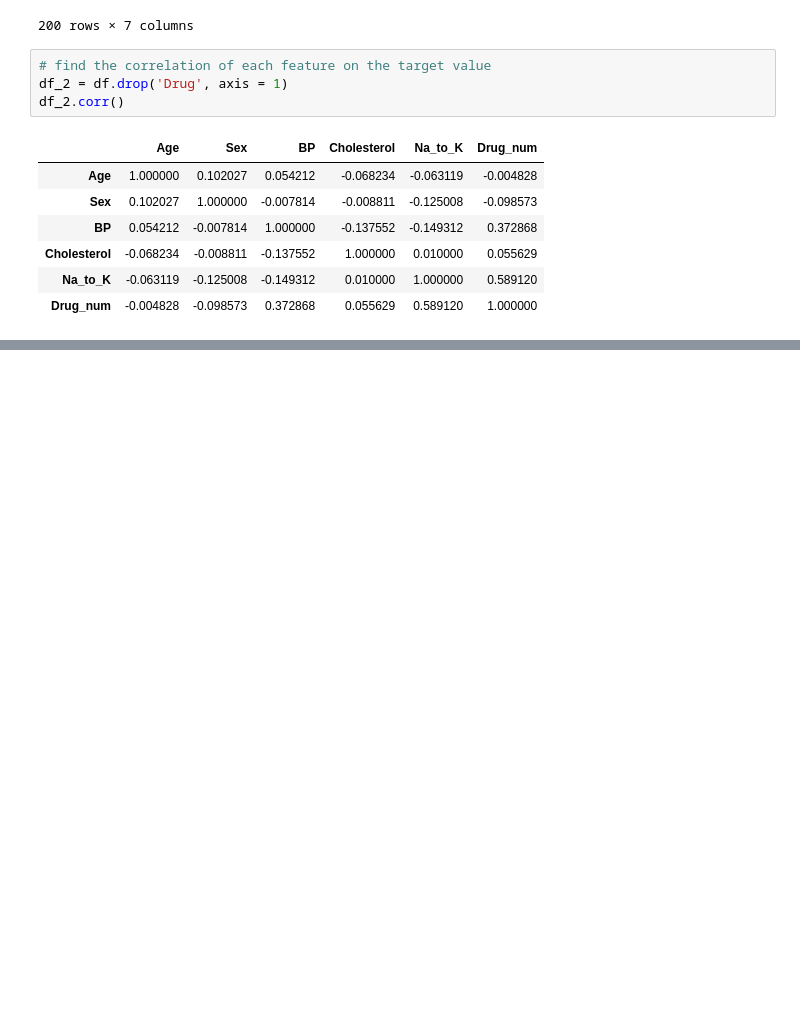
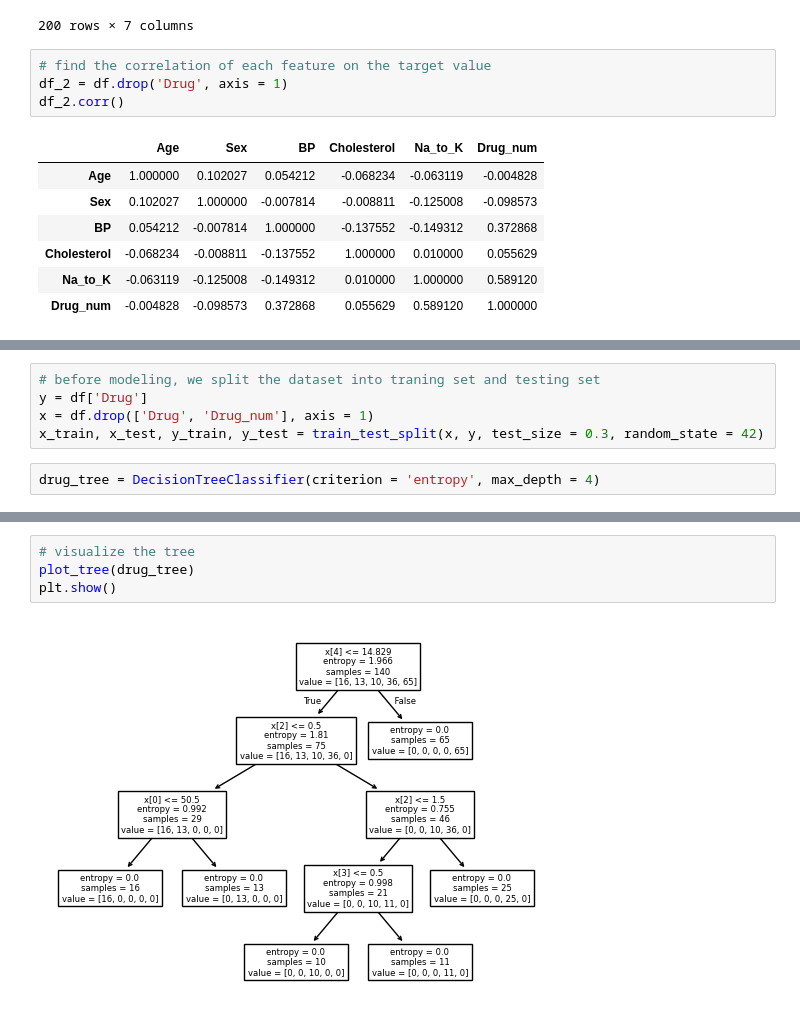
Before and after one commit to SammiWang0516/test, a Jupyter notebook: IBM_ML_DecisionTree.ipynb, the cells around one changed output, grey strips where cells are left out. Cells and saved outputs as stored; diff of their text form; blank space fills up the shorter version.

```diff
--- a/IBM_ML_DecisionTree.ipynb
+++ b/IBM_ML_DecisionTree.ipynb
@@ -108,0 +131,7 @@ df_2.corr()
+# %%
+# before modeling, we split the dataset into traning set and testing set
+y = df['Drug']
+x = df.drop(['Drug', 'Drug_num'], axis = 1)
+x_train, x_test, y_train, y_test = train_test_split(x, y, test_size = 0.3, random_state = 42)
+# %%
+drug_tree = DecisionTreeClassifier(criterion = 'entropy', max_depth = 4)
@@ -108,0 +149,6 @@ df_2.corr()
+# %%
+# visualize the tree
+plot_tree(drug_tree)
+plt.show()
+# %% [output]
+[figure, added]
```
Also changed, not shown: parts of 5 cells of this notebook.
